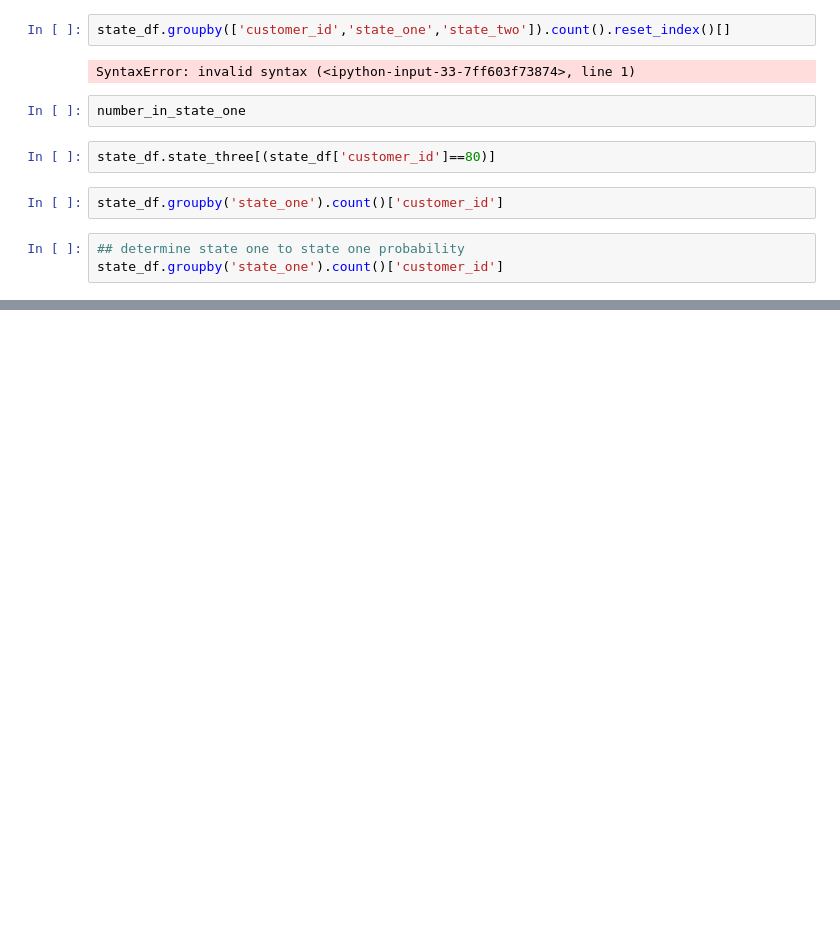
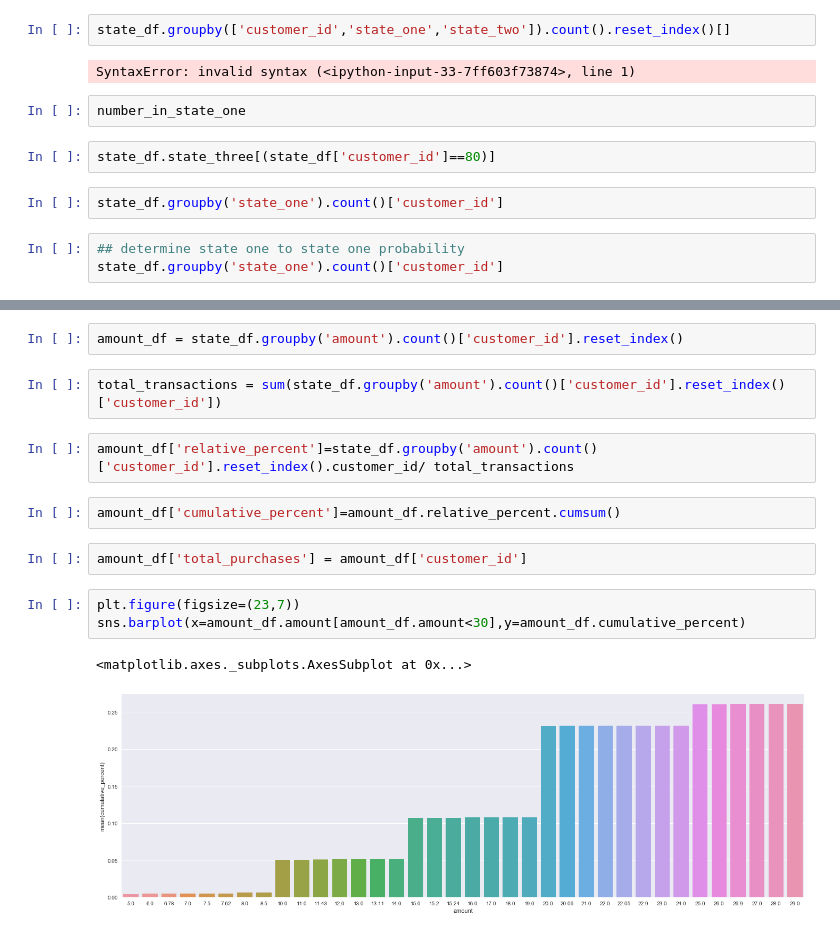
Before and after one commit to jonhilgart22/Galvanize-Data-Leadership, a Jupyter notebook: week5-MCM-CLV/Team-8-Markov-Chains_v2.ipynb, the cells around one changed output, grey strips where cells are left out. Cells and saved outputs as stored; diff of their text form; blank space fills up the shorter version.

```diff
--- a/week5-MCM-CLV/Team-8-Markov-Chains.ipynb
+++ b/week5-MCM-CLV/Team-8-Markov-Chains_v2.ipynb
@@ -289,0 +292,16 @@ state_df.groupby('state_one').count()['customer_id']
+# %%
+amount_df = state_df.groupby('amount').count()['customer_id'].reset_index()
+# %%
+total_transactions = sum(state_df.groupby('amount').count()['customer_id'].reset_index()['customer_id'])
+# %%
+amount_df['relative_percent']=state_df.groupby('amount').count()['customer_id'].reset_index().customer_id/ total_transactions
+# %%
+amount_df['cumulative_percent']=amount_df.relative_percent.cumsum()
+# %%
+amount_df['total_purchases'] = amount_df['customer_id']
+# %%
+plt.figure(figsize=(23,7))
+sns.barplot(x=amount_df.amount[amount_df.amount<30],y=amount_df.cumulative_percent)
+# %% [output]
+<matplotlib.axes._subplots.AxesSubplot at 0x...>
+[figure, added]
```
Also changed, not shown: parts of 14 cells of this notebook.
